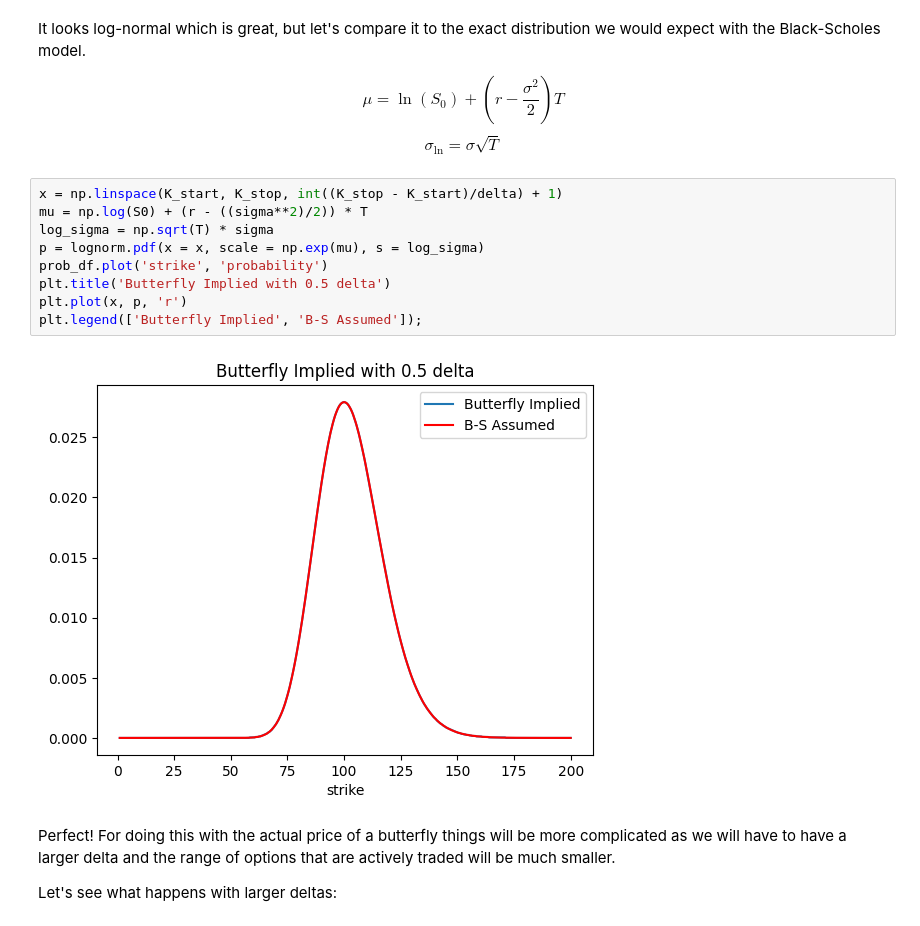
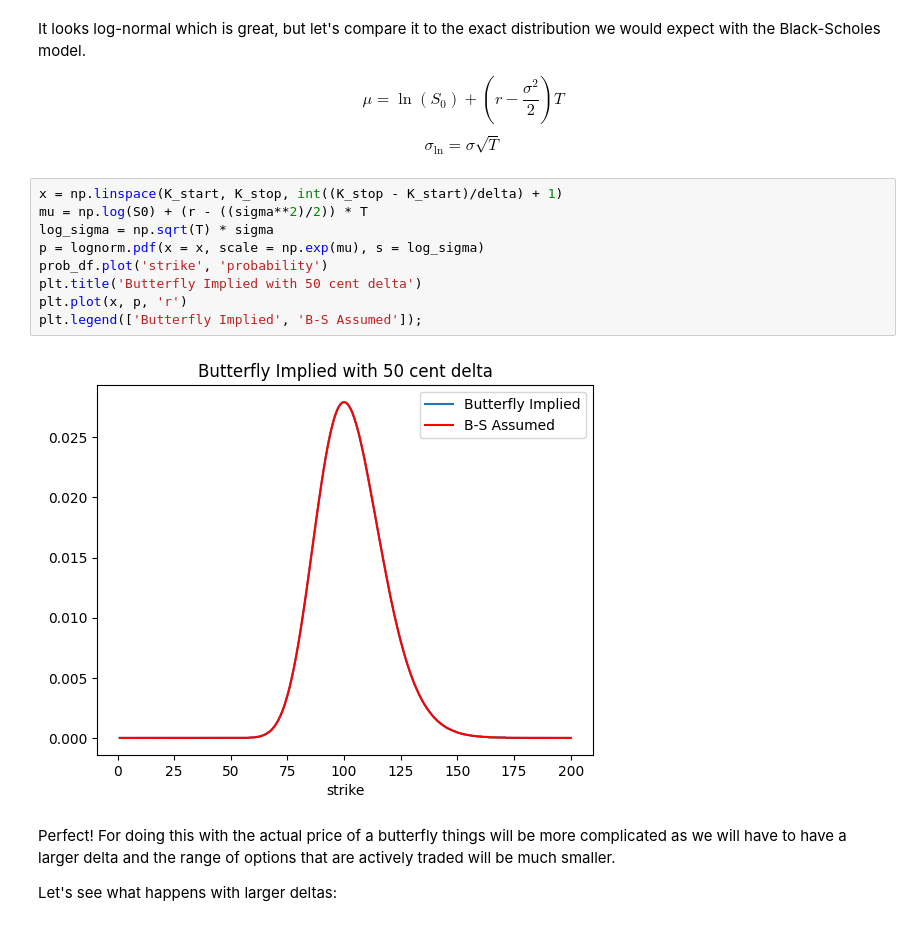
Before and after one commit to hdaniel17/options, a Jupyter notebook: implied-probability.ipynb, the cells around one changed output. Cells and saved outputs as stored; diff of their text form.

```diff
--- a/implied-probability.ipynb
+++ b/implied-probability.ipynb
@@ -144,14 +144,14 @@ $$\sigma_{\text{ln}} = \sigma \sqrt{T}$$
 # %%
 x = np.linspace(K_start, K_stop, int((K_stop - K_start)/delta) + 1)
 mu = np.log(S0) + (r - ((sigma**2)/2)) * T
 log_sigma = np.sqrt(T) * sigma
 p = lognorm.pdf(x = x, scale = np.exp(mu), s = log_sigma)
 prob_df.plot('strike', 'probability')
-plt.title('Butterfly Implied with 0.5 delta')
+plt.title('Butterfly Implied with 50 cent delta')
 plt.plot(x, p, 'r')
 plt.legend(['Butterfly Implied', 'B-S Assumed']);
 # %% [output]
-[figure, old version]
+[figure, new version]
 # %% [markdown]
 Perfect! For doing this with the actual price of a butterfly things will be more complicated as we will have to have a larger delta and the range of options that are actively traded will be much smaller.
 
```
Also changed, not shown: parts of 10 cells of this notebook.
